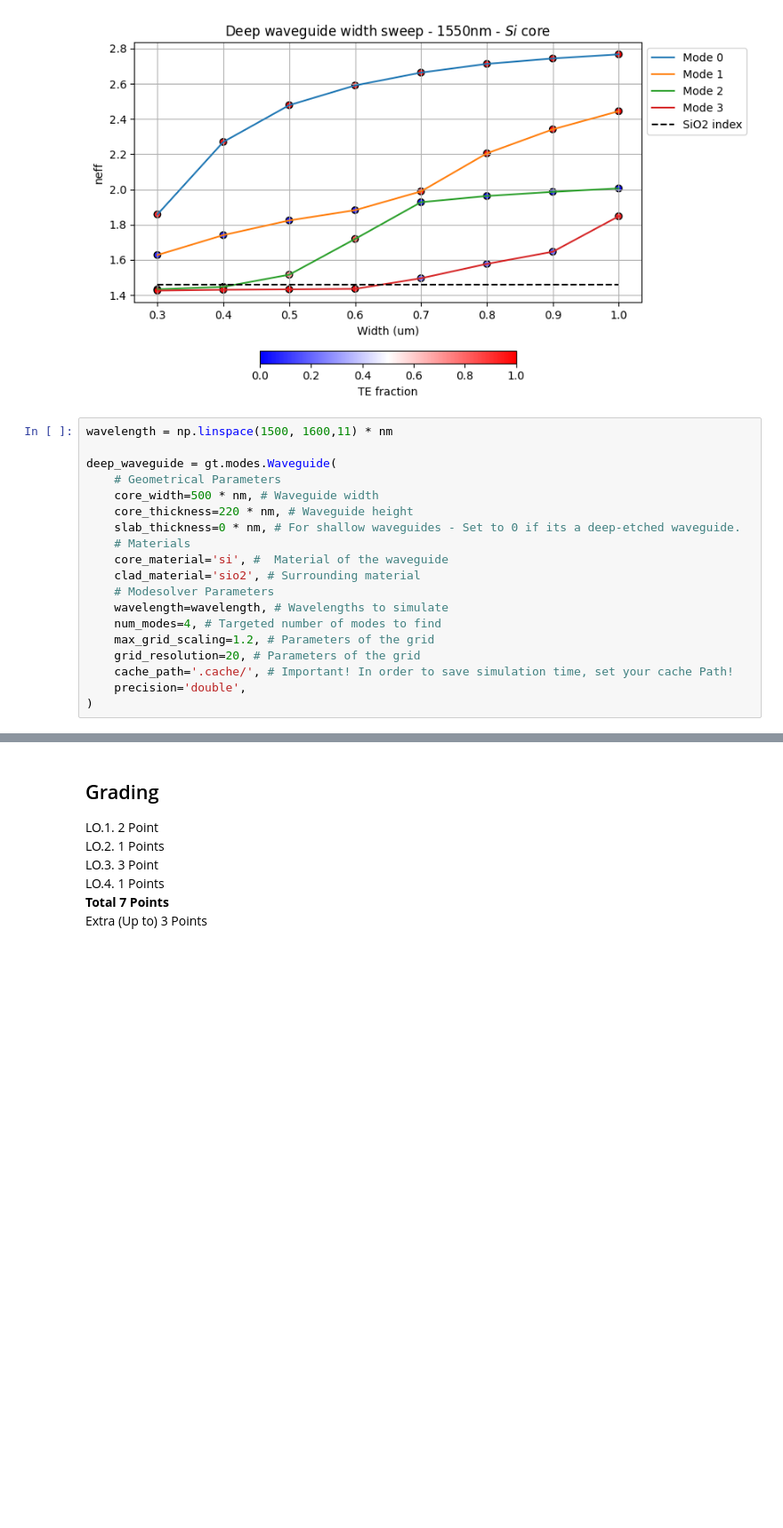
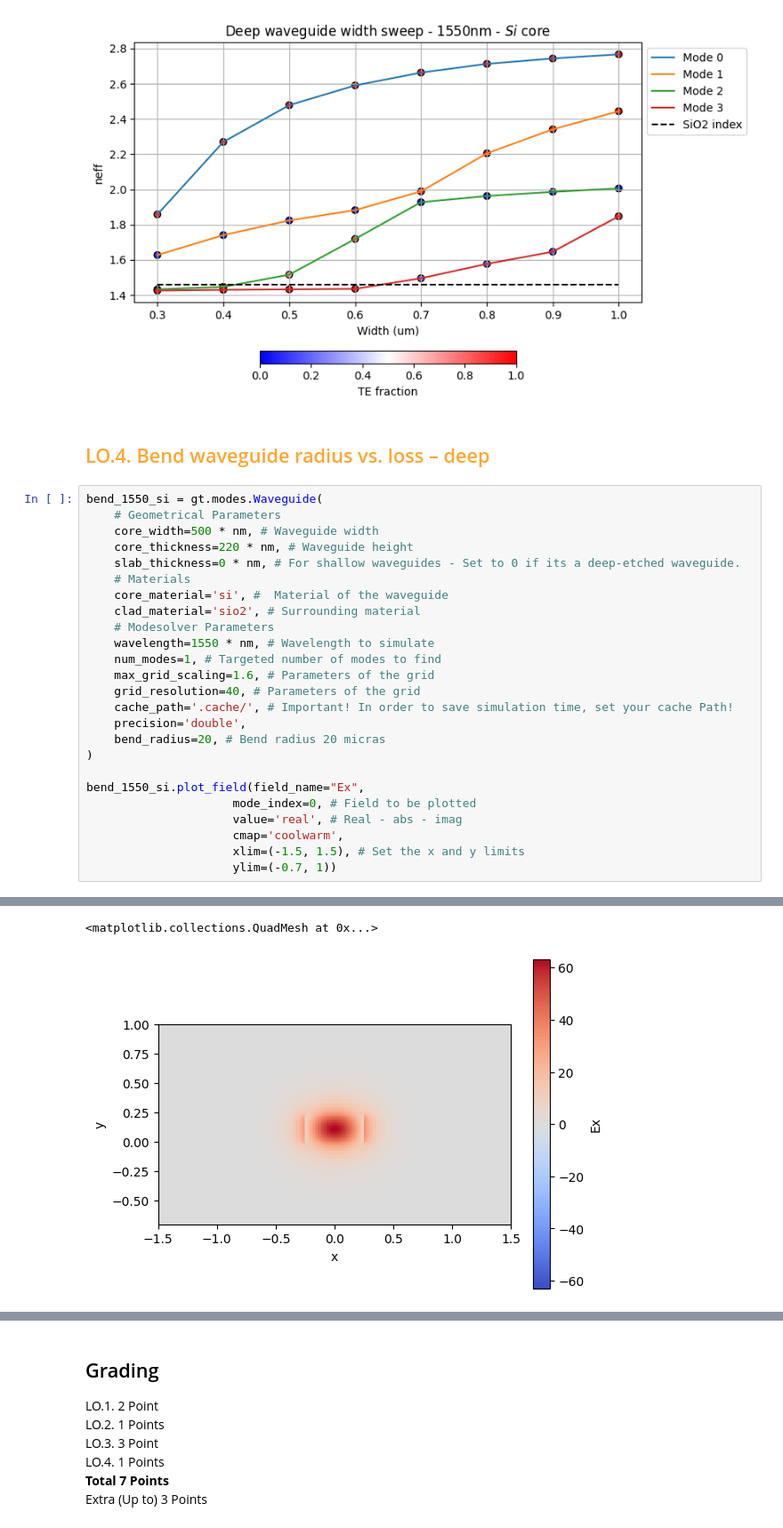
Before and after one commit to niospinamev2/pic-upv-lab1, a Jupyter notebook: WAVEGUIDES_Student.ipynb, the cells around one changed output, grey strips where cells are left out. Shown at 89% size. Saved outputs shown, nothing was run; the diff lists cells and outputs as text; blank space fills up the shorter version.

```diff
--- a/WAVEGUIDES_Student.ipynb
+++ b/WAVEGUIDES_Student.ipynb
@@ -904,10 +963,10 @@ plt.colorbar(orientation='horizontal',fraction=0.04).set_label("TE fraction")
 plt.savefig('Deep waveguide width sweep Si.png', bbox_inches='tight')
 # %% [output]
 [figure]
+# %% [markdown]
+## <span style="color:#FFA630">LO.4. Bend waveguide radius vs. loss – deep</span>
 # %%
-wavelength = np.linspace(1500, 1600,11) * nm
-
-deep_waveguide = gt.modes.Waveguide(
+bend_1550_si = gt.modes.Waveguide(
     # Geometrical Parameters
     core_width=500 * nm, # Waveguide width
     core_thickness=220 * nm, # Waveguide height
@@ -916,10 +975,19 @@ deep_waveguide = gt.modes.Waveguide(
     core_material='si', #  Material of the waveguide
     clad_material='sio2', # Surrounding material
     # Modesolver Parameters
-    wavelength=wavelength, # Wavelengths to simulate
-    num_modes=4, # Targeted number of modes to find
-    max_grid_scaling=1.2, # Parameters of the grid
-    grid_resolution=20, # Parameters of the grid
+    wavelength=1550 * nm, # Wavelength to simulate
+    num_modes=1, # Targeted number of modes to find
+    max_grid_scaling=1.6, # Parameters of the grid
+    grid_resolution=40, # Parameters of the grid
     cache_path='.cache/', # Important! In order to save simulation time, set your cache Path!
     precision='double',
+    bend_radius=20, # Bend radius 20 micras
 )
+
+bend_1550_si.plot_field(field_name="Ex",
+                     mode_index=0, # Field to be plotted
+                     value='real', # Real - abs - imag
+                     cmap='coolwarm',
+                     xlim=(-1.5, 1.5), # Set the x and y limits
+                     ylim=(-0.7, 1))
+# %% [output]
@@ -925,0 +995,2 @@ deep_waveguide = gt.modes.Waveguide(
+<matplotlib.collections.QuadMesh at 0x...>
+[figure, added]
```
Also changed, not shown: parts of 10 cells of this notebook, 3 other files.
